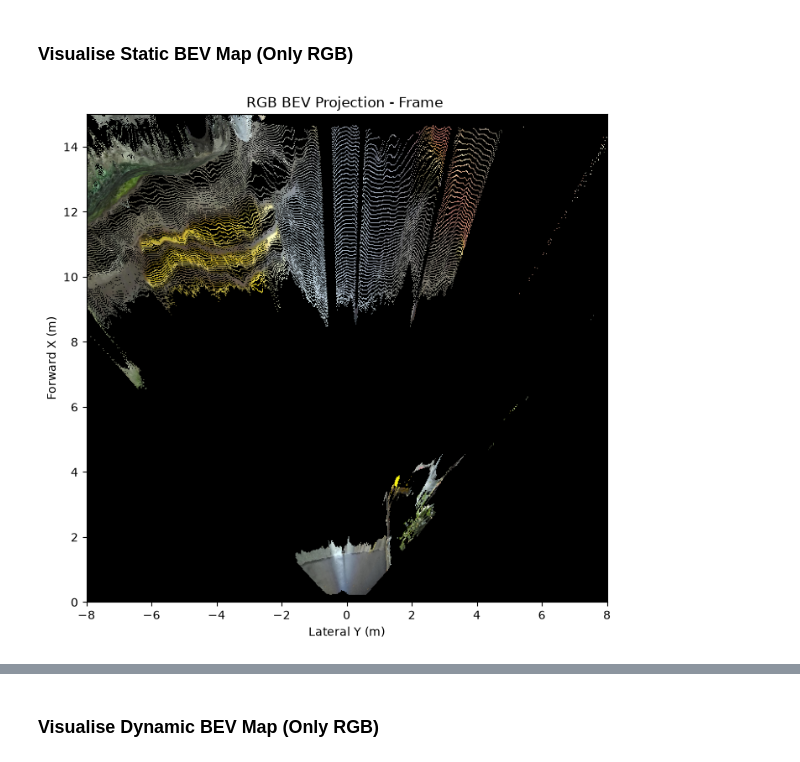
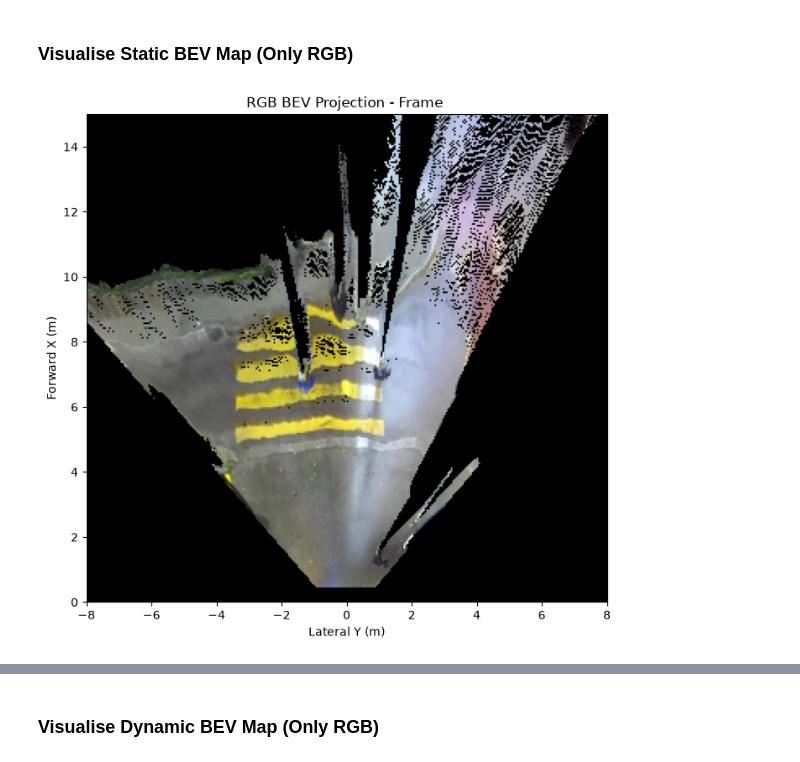
Before and after one commit to sohamwarde1/Traversibility_Estimation, a Jupyter notebook: scripts/notebooks/create_BEV.ipynb, the cells around one changed output, grey strips where cells are left out. Drawn from its saved outputs; the diff is of its cells as text; code cells hidden in the pictures.

Commit message:
Update visualisation and add helper functions

```diff
--- a/scripts/notebooks/create_BEV.ipynb
+++ b/scripts/notebooks/create_BEV.ipynb
@@ -80,7 +80,7 @@ def fit_ground_plane(
     ransac_n: int = 3,
     num_iterations: int = 1000,
     near_field_radius: float | None = 5.0,
-    min_inlier_fraction: float = 0.3,
+    min_inlier_fraction: float = 0.1,
 ):
 
     points = np.asarray(pcd.points)
@@ -106,11 +106,12 @@ def fit_ground_plane(
 
     inlier_fraction = len(inlier_indices) / len(subset_pcd.points)
     if inlier_fraction < min_inlier_fraction:
-        raise RuntimeError(
-            f"RANSAC plane fit inlier fraction {inlier_fraction:.2f} "
-            f"below threshold {min_inlier_fraction}. Fit likely unreliable "
-            f"(e.g. no clear ground plane in near field)."
-        )
+        # raise RuntimeError(
+        #     f"RANSAC plane fit inlier fraction {inlier_fraction:.2f} "
+        #     f"below threshold {min_inlier_fraction}. Fit likely unreliable "
+        #     f"(e.g. no clear ground plane in near field)."
+        # )
+        print("*** RANSAC Fit Unreliable ***")
 
     # Ensure normal points "up" (positive z component) for a consistent sign
     # convention on height-above-plane later.
@@ -210,7 +209,7 @@ heights = height_above_plane(np.asarray(pcd.points), plane_coeffs)
 def generate_bev_grid(
     points: np.ndarray,
     heights: np.ndarray,
-    cell_size: float = 0.025,
+    cell_size: float = 0.05,
     x_range: tuple = (0.0, 10.0),
     y_range: tuple = (-5.0, 5.0),
     colors: np.ndarray = None,
@@ -315,7 +314,7 @@ X_RANGE = (0,15)
 Y_RANGE = (-8,8)
 # %%
 def generate_bev_from_o3d(
-    pcd: o3d.geometry.PointCloud, heights, x_range, y_range
+    pcd: o3d.geometry.PointCloud, x_range, y_range
 ) -> np.ndarray:
     pts_3d = np.asarray(pcd.points)
     colors = np.asarray(pcd.colors) if pcd.has_colors() else None
@@ -327,7 +326,7 @@ def generate_bev_from_o3d(
     # height       = -Y (pts_3d[:, 1], inverted because +Y points down in camera frame)
 
     bev_points = np.column_stack((pts_3d[:, 2], pts_3d[:, 0]))  # Forward (Z), Lateral (X)
-    heights = -pts_3d[:, 1]  # Invert Y so up is positive
+    heights = pts_3d[:, 1]  # Invert Y so up is positive
 
     return generate_bev_grid(
         points=bev_points,
@@ -342,24 +341,24 @@ def generate_bev_from_o3d(
 # %%
 import matplotlib.pyplot as plt
 
 plt.ion()
 fig, ax = plt.subplots(figsize=(8, 8))
 
 # 1. Initialize axes labels once
 ax.set_xlabel("Lateral Y (m)")
 ax.set_ylabel("Forward X (m)")
 title_text = ax.set_title("RGB BEV Projection - Frame ")
-first_pcd = build_pcd(rgb_files[0], depth_files[0])
+first_pcd = build_pcd(rgb_files[300], depth_files[300])
 plane_coeffs, inlier_idx, near_pcd = fit_ground_plane(first_pcd, near_field_radius=5.0)
-heights = height_above_plane(np.asarray(first_pcd.points), plane_coeffs)
-bev_map = generate_bev_from_o3d(first_pcd, heights=heights, x_range=X_RANGE, y_range=Y_RANGE)
+#heights = height_above_plane(np.asarray(first_pcd.points), plane_coeffs)
+bev_map = generate_bev_from_o3d(first_pcd, x_range=X_RANGE, y_range=Y_RANGE)
 
 rgb = np.transpose(bev_map[6:9], (1, 2, 0))
 if np.nanmax(rgb) > 1.0:
     rgb = rgb / 255.0
 rgb_vis = np.nan_to_num(rgb)
 
 # Create image object ONCE
 im = ax.imshow(rgb_vis, extent=[Y_RANGE[0], Y_RANGE[1], X_RANGE[0], X_RANGE[1]])
 # %% [output]
-[figure, old version]
+[figure, new version]
```
Also changed, not shown: parts of 8 cells of this notebook, 1 other file.
